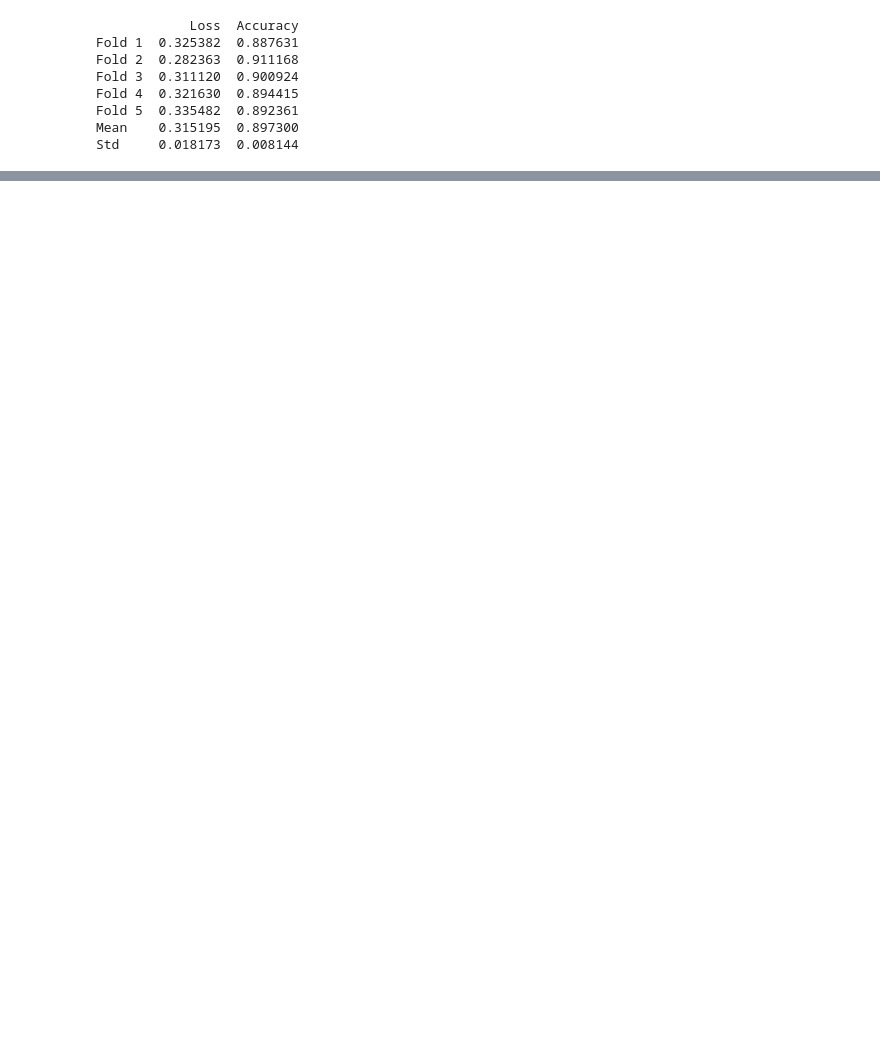
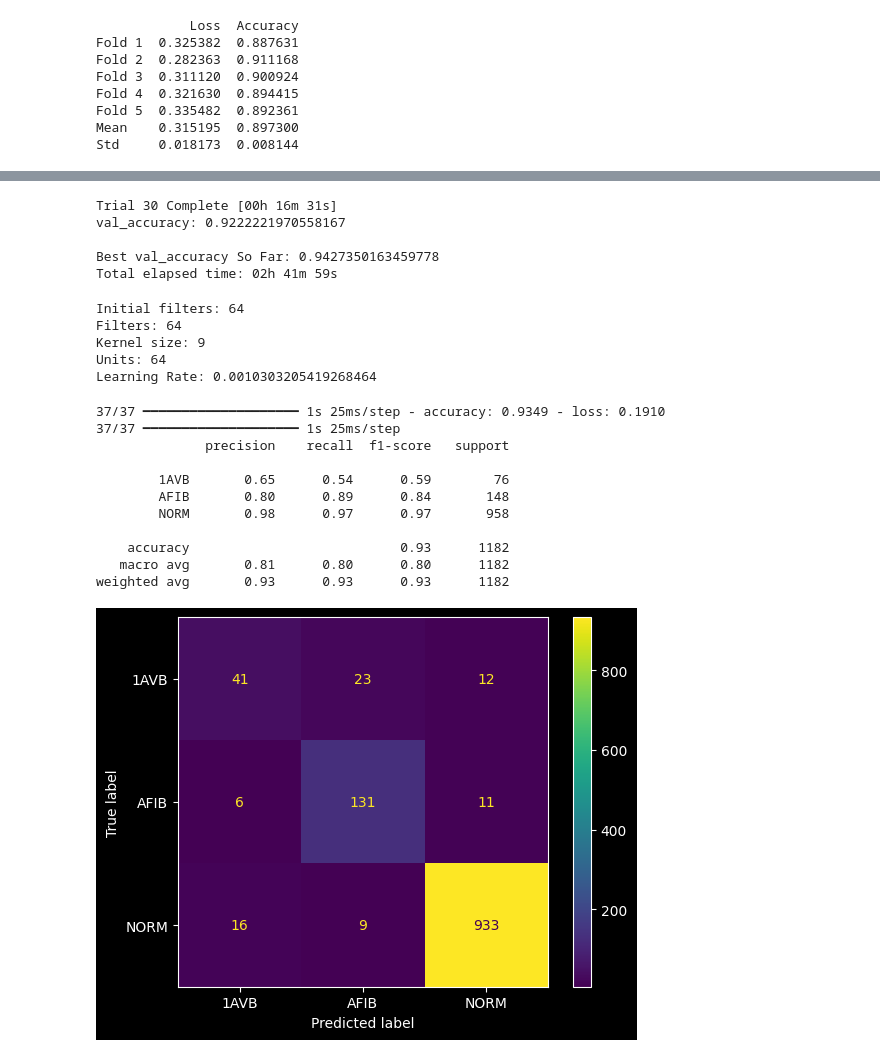
Before and after one commit to AndrewVFranco/ecg-rhythm-classifier, a Jupyter notebook: model/ecg_model_optimization.ipynb, the cells around one changed output, grey strips where cells are left out. Cells and saved outputs as stored; diff of their text form; code cells hidden in the pictures; blank space fills up the shorter version.

Commit message:
Requirement B6: Hyperparameter tuning achieving .93 accuracy and .80 macro f1

```diff
--- a/model/ecg_model_optimization.ipynb
+++ b/model/ecg_model_optimization.ipynb
@@ -176,0 +224,66 @@ Std     0.018173  0.008144
+# %%
+# Run hyperparameter tuning
+tuner = kt.Hyperband(
+    build_tunable_model,
+    objective='val_accuracy',
+    max_epochs=20,
+    factor=3,
+    directory='tuning_results',
+    project_name='ecg_tuning'
+)
+
+tuner.search(X_train, y_train, epochs=20, validation_data=(X_val, y_val), batch_size=32)
+# %% [output]
+Trial 30 Complete [00h 16m 31s]
+val_accuracy: 0.9222221970558167
+
+Best val_accuracy So Far: 0.9427350163459778
+Total elapsed time: 02h 41m 59s
+# %%
+# Print best hyperparameters
+best_hp = tuner.get_best_hyperparameters(num_trials=1)[0]
+print('Initial filters: ' + str(best_hp.get('initial_filters')))
+print('Filters: ' + str(best_hp.get('filters')))
+print('Kernel size: ' + str(best_hp.get('kernel_size')))
+print('Units: ' + str(best_hp.get('units')))
+print('Learning Rate: ' + str(best_hp.get('learning_rate')))
+# %% [output]
+Initial filters: 64
+Filters: 64
+Kernel size: 9
+Units: 64
+Learning Rate: 0.0010303205419268464
+# %%
+# Save best model
+model = tuner.get_best_models(num_models=1)[0]
+model.save('optimized_ecg_model.keras')
+# %%
+# Evaluate optimized model
+model.evaluate(X_test, y_test)
+
+# Convert labels to integers
+y_train_int = np.argmax(y_train, axis=1)
+y_test_int = np.argmax(y_test, axis=1)
+
+# Convert prediction labels to integers
+predictions = model.predict(X_test)
+predictions_int = np.argmax(predictions, axis=1)
+
+# Print classification report
+print(classification_report(y_test_int, predictions_int, target_names= ['1AVB', 'AFIB', 'NORM']))
+
+# Visualize confusion matrix
+matrix = ConfusionMatrixDisplay(confusion_matrix=confusion_matrix(y_test_int, predictions_int), display_labels=['1AVB', 'AFIB', 'NORM']).plot()
+# %% [output]
+37/37 ━━━━━━━━━━━━━━━━━━━━ 1s 25ms/step - accuracy: 0.9349 - loss: 0.1910
+37/37 ━━━━━━━━━━━━━━━━━━━━ 1s 25ms/step
+              precision    recall  f1-score   support
+
+        1AVB       0.65      0.54      0.59        76
+        AFIB       0.80      0.89      0.84       148
+        NORM       0.98      0.97      0.97       958
+
+    accuracy                           0.93      1182
+   macro avg       0.81      0.80      0.80      1182
+weighted avg       0.93      0.93      0.93      1182
+[figure, added]
```
Also changed, not shown: parts of 3 cells of this notebook, 1 other file.
